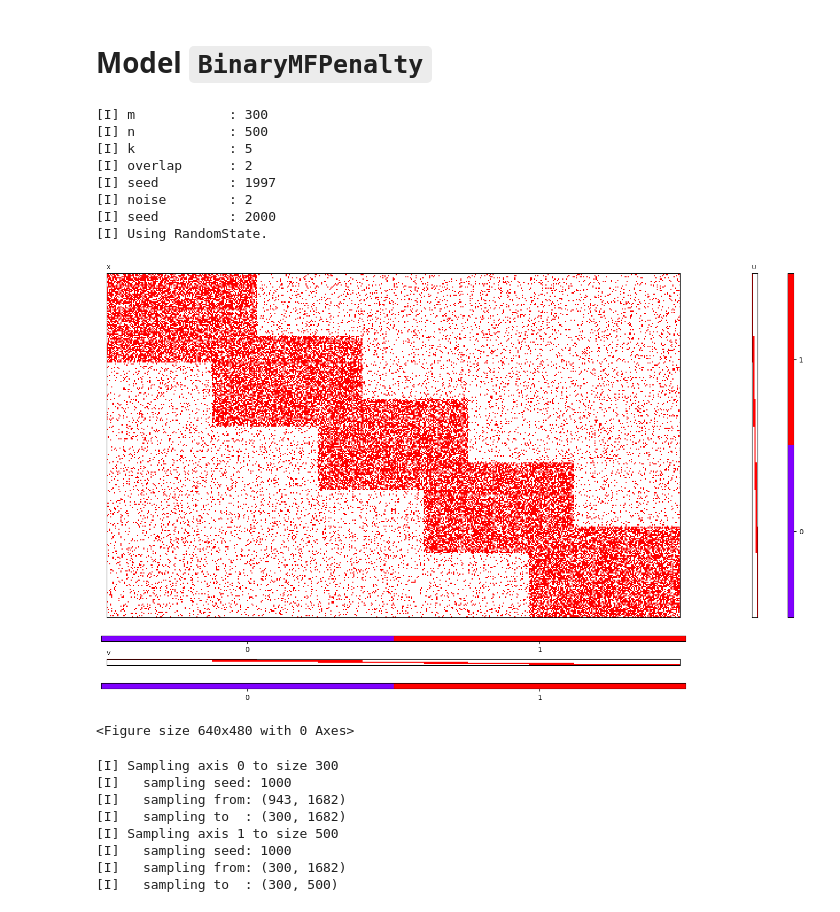
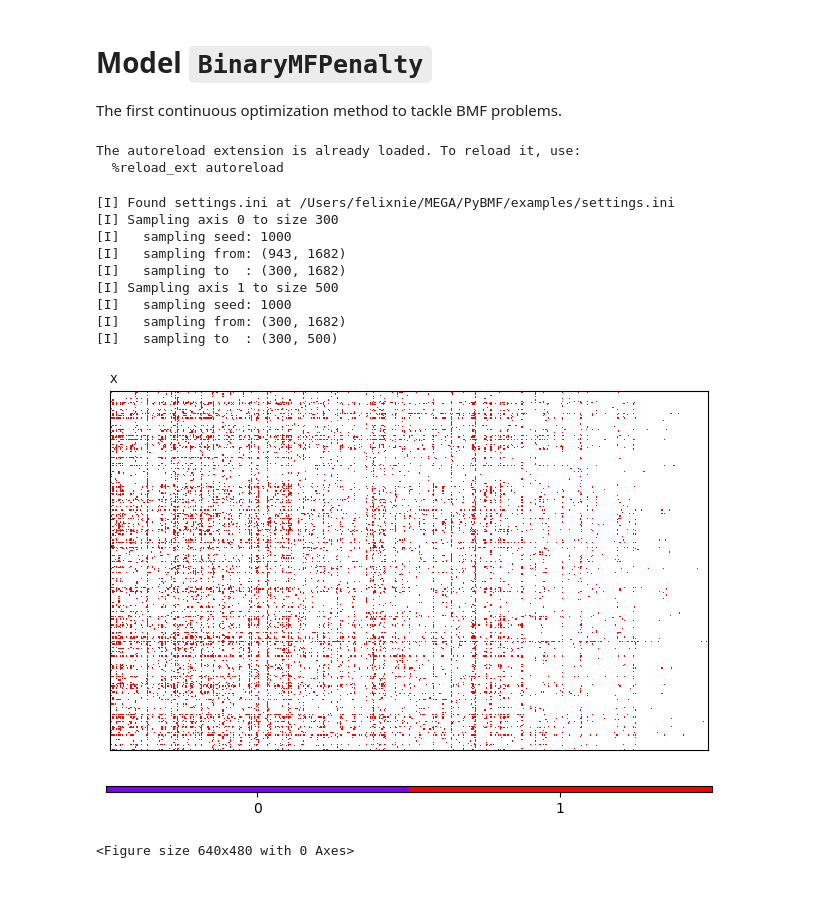
Before and after one commit to PreferredAI/PyBMF, a Jupyter notebook: examples/ex05_1_BinaryMFPenalty.ipynb, the cells around one changed output. Cells and saved outputs as stored; diff of their text form; code cells hidden in the pictures.

Commit message:
Updated examples

```diff
--- a/examples/ex05_1_BinaryMFPenalty.ipynb
+++ b/examples/ex05_1_BinaryMFPenalty.ipynb
@@ -1,44 +1,50 @@
-# %% [markdown]
-# Model `BinaryMFPenalty`
+# %% [markdown]
+# Model `BinaryMFPenalty`
+
+The first continuous optimization method to tackle BMF problems.
 # %%
+# use project files rather than the installed PyBMF
+
 %load_ext autoreload
 %autoreload 2
+
 import sys
-sys.path.append('../')
+sys.path.insert(0, '../')
+# %% [output]
+The autoreload extension is already loaded. To reload it, use:
+  %reload_ext autoreload
 # %%
-from generators import BlockDiagonalMatrixGenerator
+# # generating synthetic data
 
-data = BlockDiagonalMatrixGenerator(m=300, n=500, k=5, overlap=[0.3, 0.3])
-data.generate(seed=1997)
+# from PyBMF.generators import BlockDiagonalMatrixGenerator
 
-data.add_noise(noise=[0.4, 0.1], seed=2000)
-data.show_matrix()
+# data = BlockDiagonalMatrixGenerator(m=300, n=500, k=5, overlap=[0.3, 0.2])
+# data.generate(seed=1000)
+# data.add_noise(noise=[0.4, 0.1], seed=2000)
+
+# data.show_matrix(scaling=0.5)
-# %% [output]
-[I] m            : 300
-[I] n            : 500
-[I] k            : 5
-[I] overlap      : 2
-[I] seed         : 1997
-[I] noise        : 2
-[I] seed         : 2000
-[I] Using RandomState.
-[figure, removed]
-<Figure size 640x480 with 0 Axes>
 # %%
-from datasets import MovieLensData
+# loading real-world data
+
+from PyBMF.datasets import MovieLensData
 
 data = MovieLensData(size="100k")
 data.load()
 
 idx = data.sample(factor_id=0, n_samples=300, seed=1000)
 idx = data.sample(factor_id=1, n_samples=500, seed=1000)
+
+data.show_matrix(scaling=0.5)
 # %% [output]
+[I] Found settings.ini at /Users/felixnie/MEGA/PyBMF/examples/settings.ini
 [I] Sampling axis 0 to size 300
 [I]   sampling seed: 1000
 [I]   sampling from: (943, 1682)
 [I]   sampling to  : (300, 1682)
 [I] Sampling axis 1 to size 500
 [I]   sampling seed: 1000
 [I]   sampling from: (300, 1682)
 [I]   sampling to  : (300, 500)
+[figure, added]
+<Figure size 640x480 with 0 Axes>
 # %%
```
Also changed, not shown: parts of 19 cells of this notebook, 9 other files.
